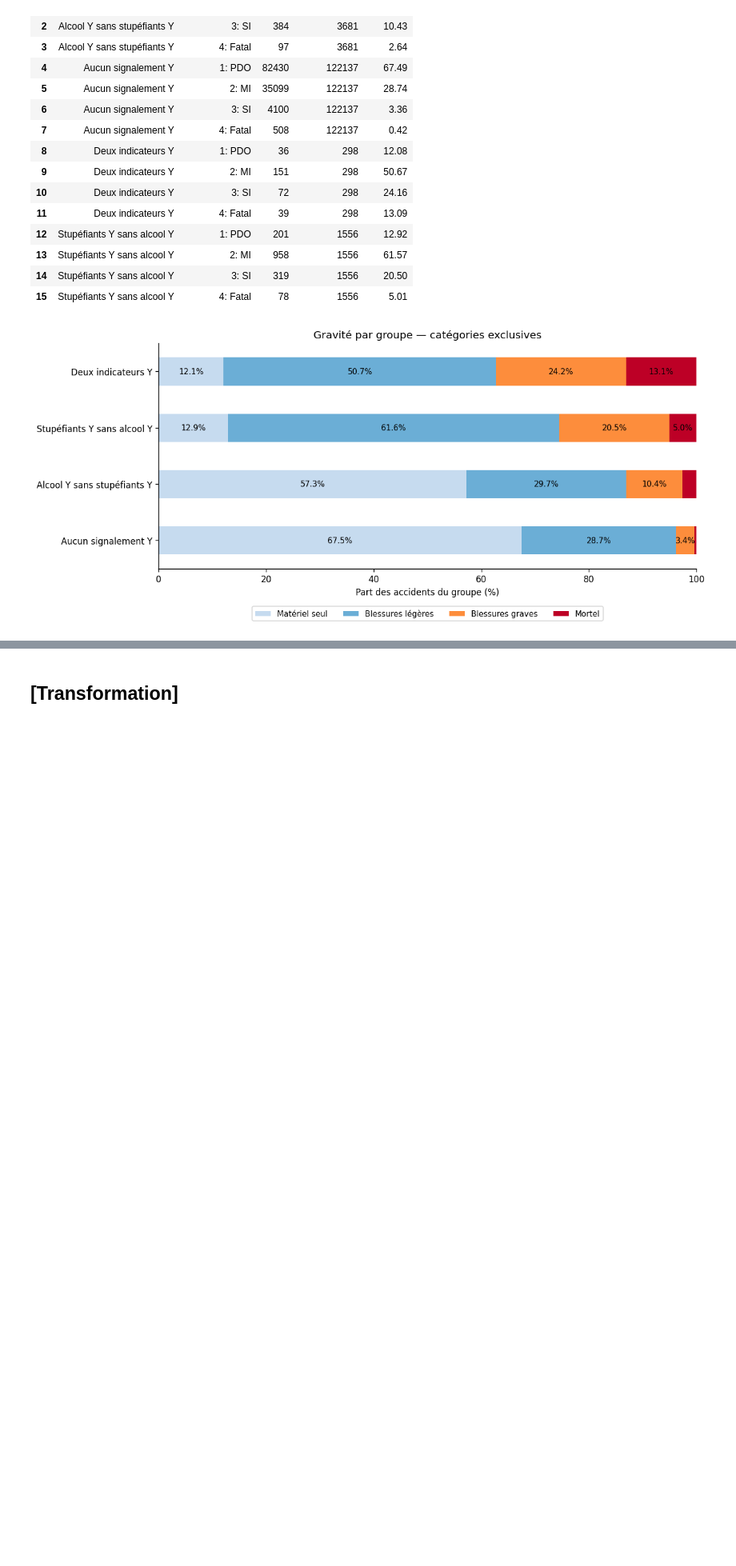
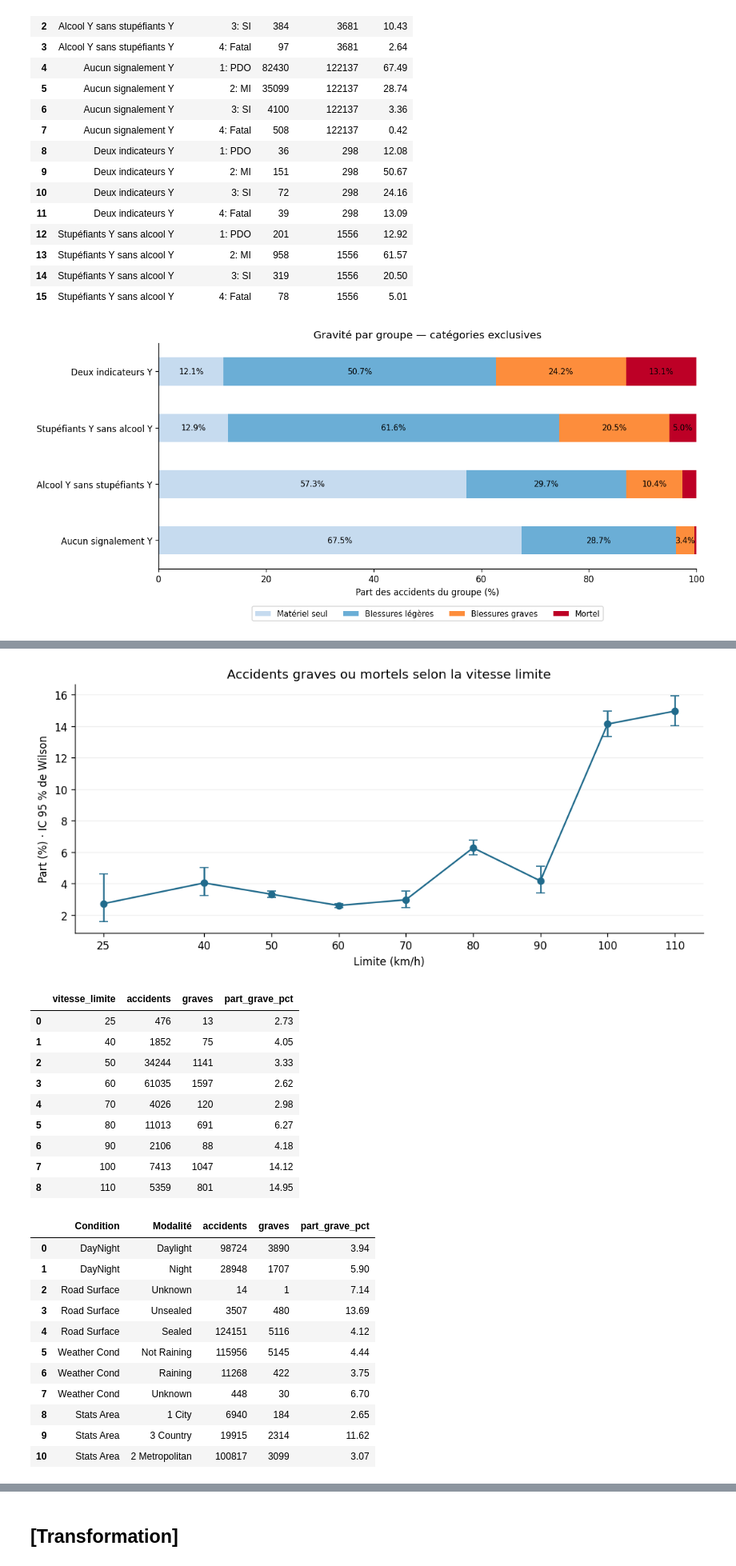
Before and after one commit to alex-abdallah/bigData, a Jupyter notebook: TP2/Road_Crash_PySpark.ipynb, the cells around one changed output, grey strips where cells are left out. Shown at 80% size. Drawn from its saved outputs; the diff is of its cells as text; code cells hidden in the pictures; blank space fills up the shorter version.

```diff
--- a/TP2/Road_Crash_PySpark.ipynb
+++ b/TP2/Road_Crash_PySpark.ipynb
@@ -146,0 +252,14 @@ only showing top 5 rows
+# %%
+contexte = (crash_df
+    .withColumn("heure", F.hour(F.try_to_timestamp(F.upper(F.trim("Time")), F.lit("hh:mm a"))))
+    .withColumn("vitesse_limite", F.expr("try_cast(`Area Speed` as int)"))
+    .withColumn("mortel", (col("CSEF Severity") == "4: Fatal").cast("int"))
+    .cache())
+qualite = contexte.agg(
+    F.sum(col("heure").isNull().cast("int")).alias("heures_illisibles"),
+    F.sum((col("vitesse_limite").isNull() | (col("vitesse_limite") <= 0)).cast("int")).alias("vitesse_indisponible"),
+    F.sum(col("label").cast("int")).alias("accidents_graves_ou_mortels"),
+    F.sum("mortel").alias("accidents_mortels"),
+).first().asDict()
+print("Indicateurs de qualité et de gravité")
+display(pd.DataFrame([qualite]))
@@ -291,0 +492,57 @@ chaque accident avant les agrégations.
+# %%
+def taux_graves(t, colonne):
+    return (t.groupBy(colonne)
+            .agg(F.count("*").alias("accidents"), F.sum(col("label").cast("long")).alias("graves"))
+            .withColumn("part_grave_pct", 100 * col("graves") / col("accidents")))
+
+
+vitesses = (taux_graves(contexte.where(col("vitesse_limite") > 0), "vitesse_limite")
+            .where("accidents >= 200").orderBy("vitesse_limite").toPandas())
+n = vitesses["accidents"].to_numpy()
+p = vitesses["graves"].to_numpy() / n
+# L’intervalle de Wilson tient compte du nombre d’accidents dans chaque groupe.
+z = 1.96
+denominateur = 1 + z**2 / n
+centre = (p + z**2 / (2 * n)) / denominateur
+largeur = z * np.sqrt(p * (1 - p) / n + z**2 / (4 * n**2)) / denominateur
+fig, ax = plt.subplots(figsize=(8.8, 4.0), layout="constrained")
+positions = vitesses["vitesse_limite"].to_numpy()
+erreur = 100 * np.maximum(0, np.vstack((p-centre+largeur, centre+largeur-p)))
+ax.errorbar(positions, p*100, yerr=erreur,
+            marker="o", capsize=4, color="#216b8c")
+ax.set(title="Accidents graves ou mortels selon la vitesse limite", xlabel="Limite (km/h)",
+       ylabel="Part (%) · IC 95 % de Wilson", xticks=positions)
+ax.grid(axis="y", alpha=0.2)
+fig.savefig(OUT / "07_gravite_vitesse.png", bbox_inches="tight")
+plt.show()
+display(vitesses.round(2))
+
+conditions_pd = pd.concat([taux_graves(contexte, champ).toPandas()
+    .rename(columns={champ: "Modalité"}).assign(Condition=champ)
+    for champ in ("DayNight", "Road Surface", "Weather Cond", "Stats Area")], ignore_index=True)
+assert conditions_pd.groupby("Condition")["accidents"].sum().eq(n_crash).all()
+display(conditions_pd[["Condition", "Modalité", "accidents", "graves", "part_grave_pct"]].round(2))
+# %% [output]
+[figure, added]
+|  | vitesse_limite | accidents | graves | part_grave_pct |
+| 0 | 25 | 476 | 13 | 2.73 |
+| 1 | 40 | 1852 | 75 | 4.05 |
+| 2 | 50 | 34244 | 1141 | 3.33 |
+| 3 | 60 | 61035 | 1597 | 2.62 |
+| 4 | 70 | 4026 | 120 | 2.98 |
+| 5 | 80 | 11013 | 691 | 6.27 |
+| 6 | 90 | 2106 | 88 | 4.18 |
+| 7 | 100 | 7413 | 1047 | 14.12 |
+| 8 | 110 | 5359 | 801 | 14.95 |
+|  | Condition | Modalité | accidents | graves | part_grave_pct |
+| 0 | DayNight | Daylight | 98724 | 3890 | 3.94 |
+| 1 | DayNight | Night | 28948 | 1707 | 5.90 |
+| 2 | Road Surface | Unknown | 14 | 1 | 7.14 |
+| 3 | Road Surface | Unsealed | 3507 | 480 | 13.69 |
+| 4 | Road Surface | Sealed | 124151 | 5116 | 4.12 |
+| 5 | Weather Cond | Not Raining | 115956 | 5145 | 4.44 |
+| 6 | Weather Cond | Raining | 11268 | 422 | 3.75 |
+| 7 | Weather Cond | Unknown | 448 | 30 | 6.70 |
+| 8 | Stats Area | 1 City | 6940 | 184 | 2.65 |
+| 9 | Stats Area | 3 Country | 19915 | 2314 | 11.62 |
+| 10 | Stats Area | 2 Metropolitan | 100817 | 3099 | 3.07 |
```
Also changed, not shown: parts of 86 cells of this notebook, 24 other files.
